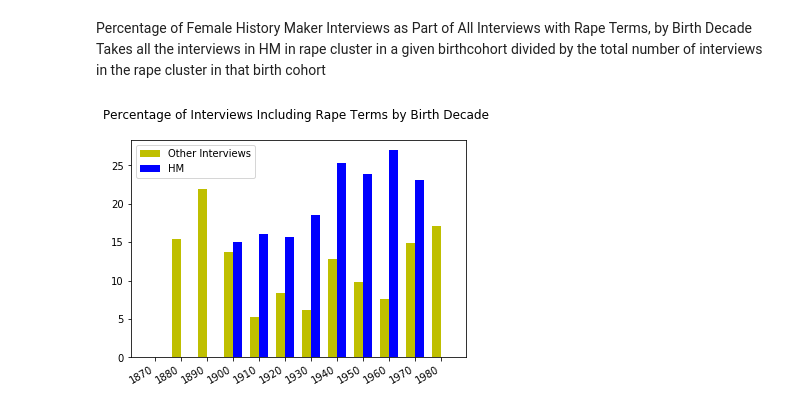
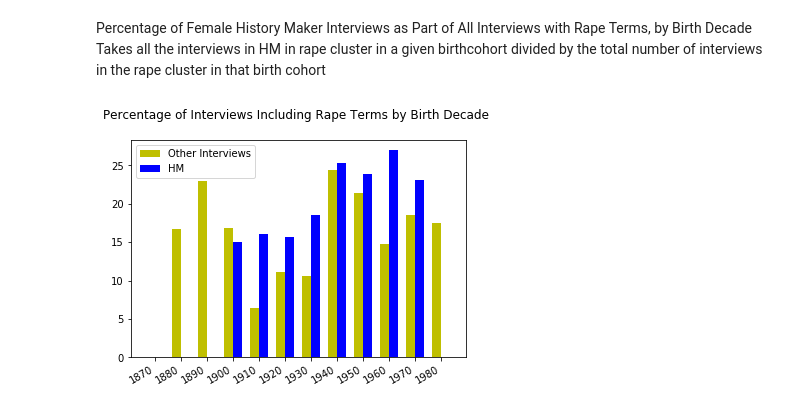
Before and after one commit to ohtap/ohtap, a Jupyter notebook: Research Question 1/Presentation Viz Notebook.ipynb, the cells around one changed output. Saved outputs shown, nothing was run; the diff lists cells and outputs as text; code cells hidden in the pictures.

```diff
--- a/Research Question 1/Presentation Viz Notebook.ipynb
+++ b/Research Question 1/Presentation Viz Notebook.ipynb
@@ -145,0 +149,6 @@ for i in files:
+# %%
+k=0
+for i in names:
+    if not i.find("HM") == -1:
+        k+=1
+print(k)
@@ -148,12 +159,12 @@ decadesinformation = defaultdict(lambda: defaultdict(lambda:0))
 k=0
 for i in names:
     for x in text_to_ids[i]:
-        k+=1
-        if ids_to_info[x]["sex"]=="Male":
-            print(len(text_to_ids[i]))
-            print(text_to_ids[i])
+        #if ids_to_info[x]["sex"]=="Male":
+            #print(len(text_to_ids[i]))
+            #print(text_to_ids[i])
         decadesinformation[ids_to_info[x]["birth_decade"]]["total"]+=1
         if ids_to_info[x]["collection"]=="HM":
+            k+=1
             decadesinformation[ids_to_info[x]["birth_decade"]]["HM"]+=1
 print(decadesinformation)
 print(k)
@@ -487,31 +492,32 @@ HMtotal = [1 if x==0 else x for x in HMtotal]
 
 first1=np.array(hits)
 first2=np.array(total)
 
 second1=np.array(HMhits)
 second2=np.array(HMtotal)
 second=second1/second2*100
 first1=first1-second1
+first2=first2-second2
 first=first1/first2*100
 
 
 ind = np.arange(N)  # the x locations for the groups
 width = 0.35       # the width of the bars
 
 fig, ax = pyplot.subplots()
 rects1 = ax.bar(ind, first, width, color='y')
 
 hits = (0, 3, 9, 16, 33, 66, 42, 22, 3)
 rects2 = ax.bar(ind + width, second, width, color='b')
 
 # add some text for labels, title and axes ticks
 #ax.set_ylabel('Number')
 ax.set_title('Percentage of Interviews Including Rape Terms by Birth Decade \n')
 ax.set_xticks(ind + width / 2)
 ax.set_xticklabels(('1870', '1880','1890', '1900', '1910', '1920', '1930', '1940', '1950', '1960', '1970', '1980'))
 pyplot.setp(ax.get_xticklabels(), rotation=30, horizontalalignment='right')
 ax.legend((rects1[0], rects2[0]), ('Other Interviews', 'HM'))
 
 pyplot.show()
 # %% [output]
-[figure, old version]
+[figure, new version]
```
Also changed, not shown: parts of 5 cells of this notebook, 1 other file.
